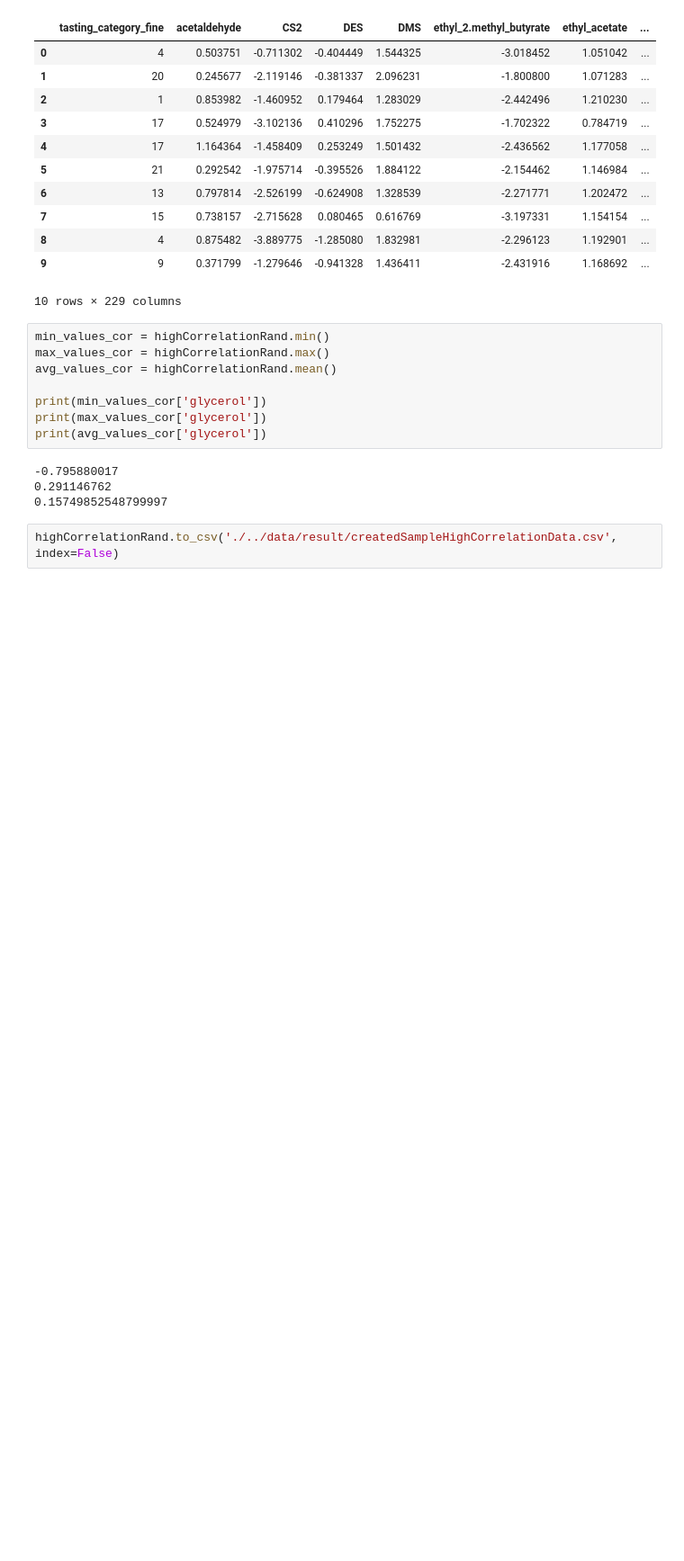
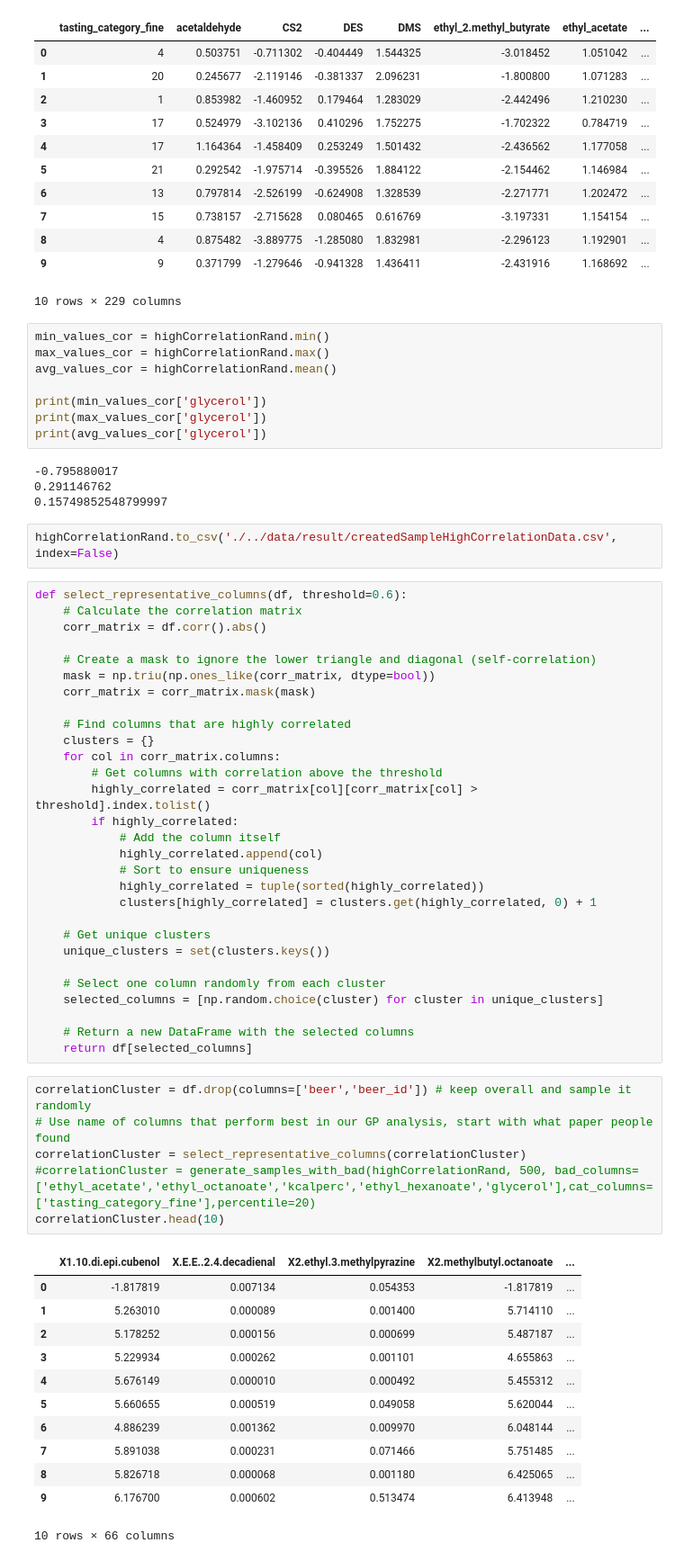
Before and after one commit to MaDe2101/DMLBeerProject, a Jupyter notebook: src/overallPythonFile.ipynb, the cells around one changed output. Shown at 90% size. Saved outputs shown, nothing was run; the diff lists cells and outputs as text; blank space fills up the shorter version.

```diff
--- a/src/overallPythonFile.ipynb
+++ b/src/overallPythonFile.ipynb
@@ -198,3 +198,51 @@ print(avg_values_cor['glycerol'])
 0.15749852548799997
 # %%
 highCorrelationRand.to_csv('./../data/result/createdSampleHighCorrelationData.csv', index=False)
+# %%
+def select_representative_columns(df, threshold=0.6):
+    # Calculate the correlation matrix
+    corr_matrix = df.corr().abs()
+
+    # Create a mask to ignore the lower triangle and diagonal (self-correlation)
+    mask = np.triu(np.ones_like(corr_matrix, dtype=bool))
+    corr_matrix = corr_matrix.mask(mask)
+
+    # Find columns that are highly correlated
+    clusters = {}
+    for col in corr_matrix.columns:
+        # Get columns with correlation above the threshold
+        highly_correlated = corr_matrix[col][corr_matrix[col] > threshold].index.tolist()
+        if highly_correlated:
+            # Add the column itself
+            highly_correlated.append(col)
+            # Sort to ensure uniqueness
+            highly_correlated = tuple(sorted(highly_correlated))
+            clusters[highly_correlated] = clusters.get(highly_correlated, 0) + 1
+
+    # Get unique clusters
+    unique_clusters = set(clusters.keys())
+
+    # Select one column randomly from each cluster
+    selected_columns = [np.random.choice(cluster) for cluster in unique_clusters]
+
+    # Return a new DataFrame with the selected columns
+    return df[selected_columns]
+# %%
+correlationCluster = df.drop(columns=['beer','beer_id']) # keep overall and sample it randomly
+# Use name of columns that perform best in our GP analysis, start with what paper people found
+correlationCluster = select_representative_columns(correlationCluster)
+#correlationCluster = generate_samples_with_bad(highCorrelationRand, 500, bad_columns=['ethyl_acetate','ethyl_octanoate','kcalperc','ethyl_hexanoate','glycerol'],cat_columns=['tasting_category_fine'],percentile=20)
+correlationCluster.head(10)
+# %% [output]
+|  | X1.10.di.epi.cubenol | X.E.E..2.4.decadienal | X2.ethyl.3.methylpyrazine | X2.methylbutyl.octanoate | ... |
+| 0 | -1.817819 | 0.007134 | 0.054353 | -1.817819 | ... |
+| 1 | 5.263010 | 0.000089 | 0.001400 | 5.714110 | ... |
+| 2 | 5.178252 | 0.000156 | 0.000699 | 5.487187 | ... |
+| 3 | 5.229934 | 0.000262 | 0.001101 | 4.655863 | ... |
+| 4 | 5.676149 | 0.000010 | 0.000492 | 5.455312 | ... |
+| 5 | 5.660655 | 0.000519 | 0.049058 | 5.620044 | ... |
+| 6 | 4.886239 | 0.001362 | 0.009970 | 6.048144 | ... |
+| 7 | 5.891038 | 0.000231 | 0.071466 | 5.751485 | ... |
+| 8 | 5.826718 | 0.000068 | 0.001180 | 6.425065 | ... |
+| 9 | 6.176700 | 0.000602 | 0.513474 | 6.413948 | ... |
+10 rows × 66 columns
```
Also changed, not shown: parts of 8 cells of this notebook, 4 other files.
